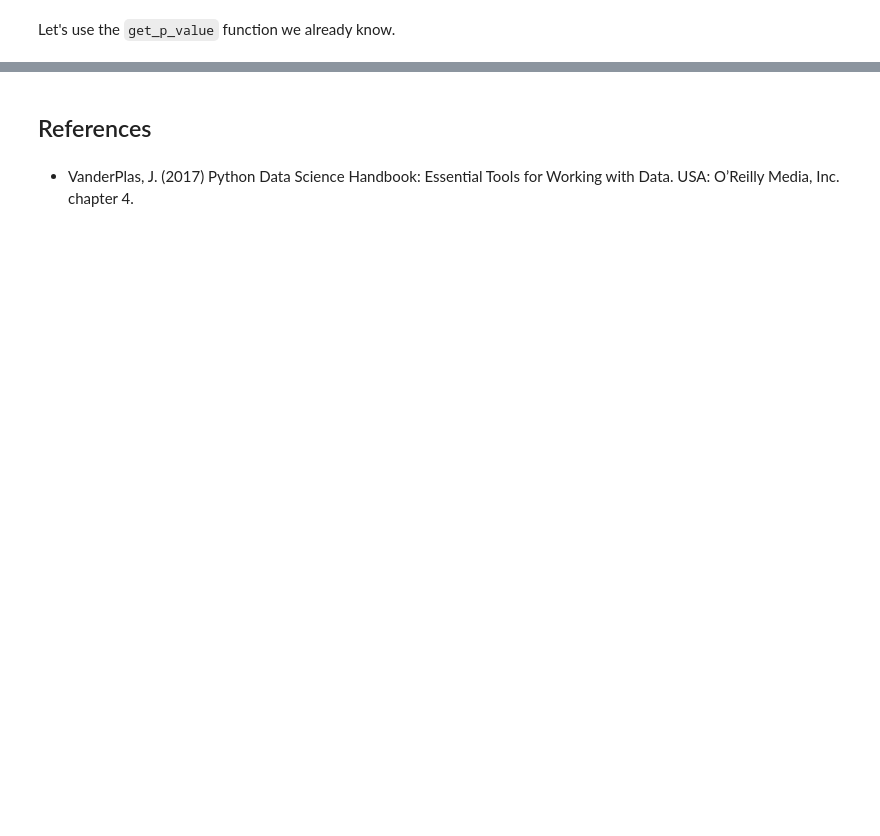
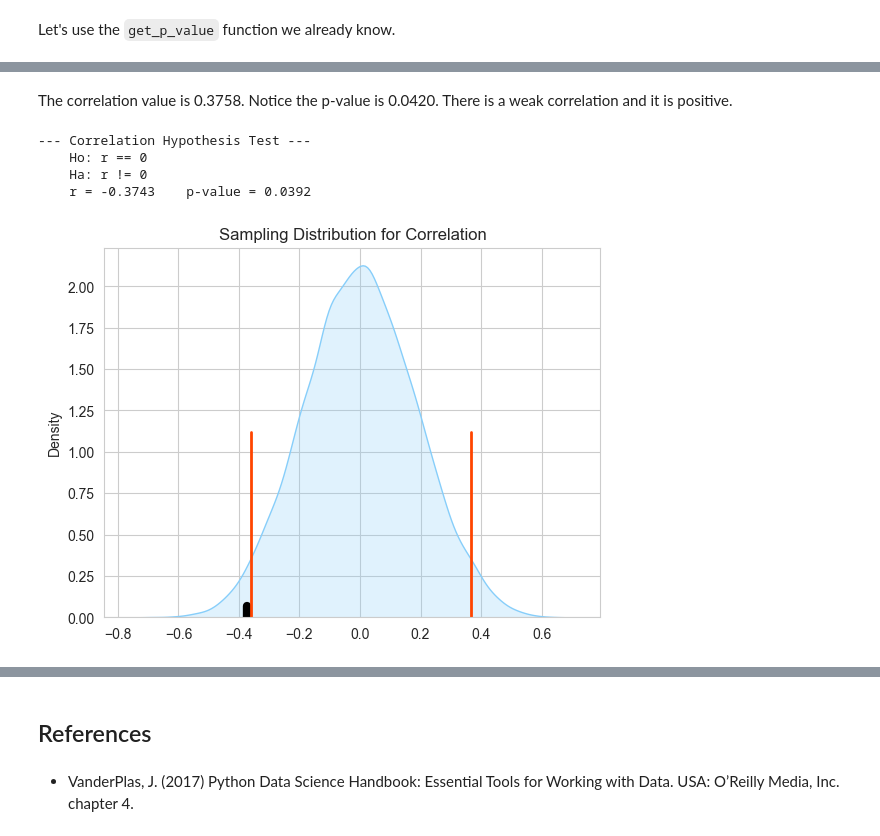
Before and after one commit to Goliath-Research/Computational-Statistics, a Jupyter notebook: 05-Forecasting/02-Boot_Correlation.ipynb, the cells around one changed output, grey strips where cells are left out. Cells and saved outputs as stored; diff of their text form; code cells hidden in the pictures; blank space fills up the shorter version.

```diff
--- a/05-Forecasting/02-Boot_Correlation.ipynb
+++ b/05-Forecasting/02-Boot_Correlation.ipynb
@@ -494,0 +179,11 @@ The confidence interval of the percentile method does not include 0; there is no
+# %% [markdown]
+The correlation value is 0.3758. Notice the p-value is 0.0420. There is a weak correlation and it is positive.
+# %%
+# Generated data with weak negative correlation
+corr_bootstrap(data.x, data.y_wnc)
+# %% [output]
+--- Correlation Hypothesis Test ---
+    Ho: r == 0
+    Ha: r != 0
+    r = -0.3743    p-value = 0.0392
+[figure, added]
```
Also changed, not shown: parts of 99 cells of this notebook, 5 other files.
